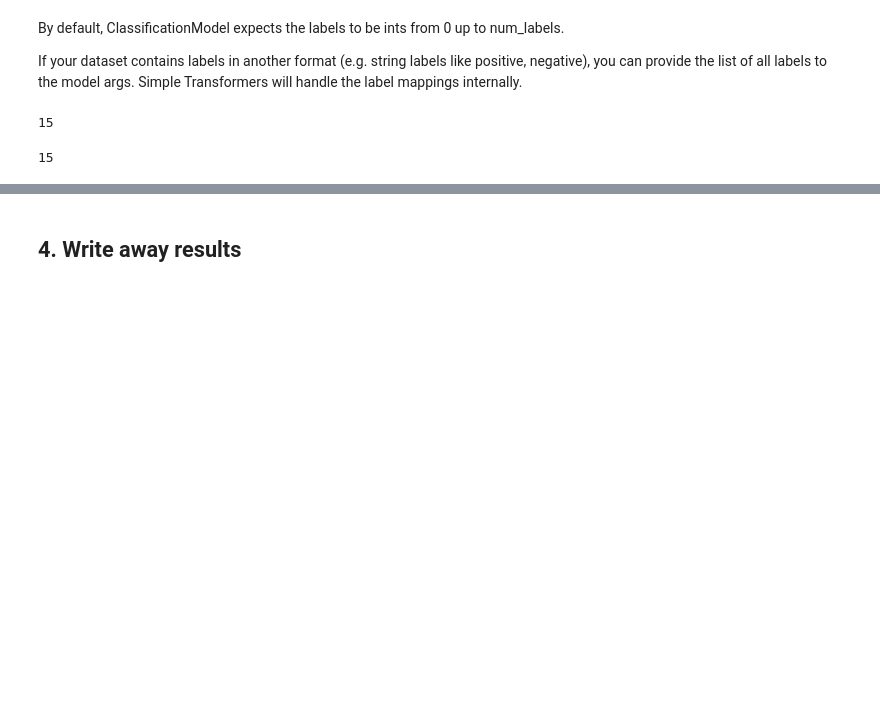
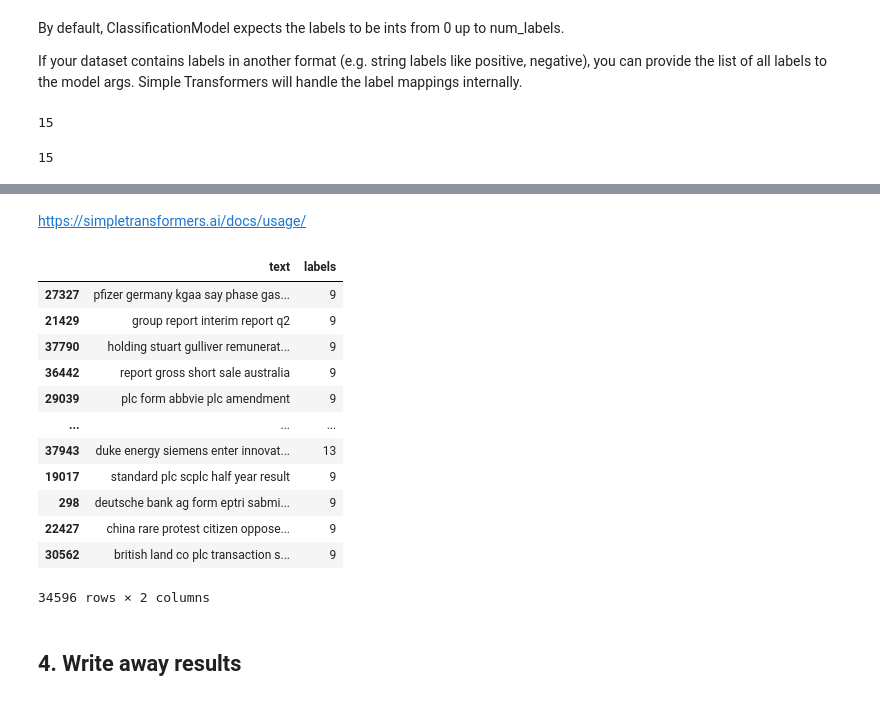
Before and after one commit to atyvaert/classifying_competitive_actions, a Jupyter notebook: src/Transformers_2.ipynb, the cells around one changed output, grey strips where cells are left out. Saved outputs shown, nothing was run; the diff lists cells and outputs as text; code cells hidden in the pictures; blank space fills up the shorter version.

Commit message:
BERT_working_savonds

```diff
--- a/src/Transformers_2.ipynb
+++ b/src/Transformers_2.ipynb
@@ -192,17 +171,3 @@ input_transf.columns = ["text", "labels"]
 input_transf['labels'].nunique()
 # %% [output]
 15
-# %%
-# Optional model configuration
-model_args = ClassificationArgs(num_train_epochs=1)
-
-# Create a ClassificationModel
-model = ClassificationModel(
-    'bert',
-    'bert-base-cased',
-    num_labels=15,
-    args=model_args,
-    use_cuda = False)
-
-# Train the model
-model.train_model(input_transf)
@@ -395,0 +201,21 @@ ValueError: too many dimensions 'str'
+# %% [markdown]
+https://simpletransformers.ai/docs/usage/
+# %%
+from sys import argv
+
+train_df, eval_df = train_test_split(input_transf, test_size=0.2, stratify=input_transf['labels'], random_state=7)
+train_df
+# %% [output]
+|  | text | labels |
+| 27327 | pfizer germany kgaa say phase gas... | 9 |
+| 21429 | group report interim report q2 | 9 |
+| 37790 | holding stuart gulliver remunerat... | 9 |
+| 36442 | report gross short sale australia | 9 |
+| 29039 | plc form abbvie plc amendment | 9 |
+| ... | ... | ... |
+| 37943 | duke energy siemens enter innovat... | 13 |
+| 19017 | standard plc scplc half year result | 9 |
+| 298 | deutsche bank ag form eptri sabmi... | 9 |
+| 22427 | china rare protest citizen oppose... | 9 |
+| 30562 | british land co plc transaction s... | 9 |
+34596 rows × 2 columns
```
Also changed, not shown: parts of 24 cells of this notebook, 9 other files.
